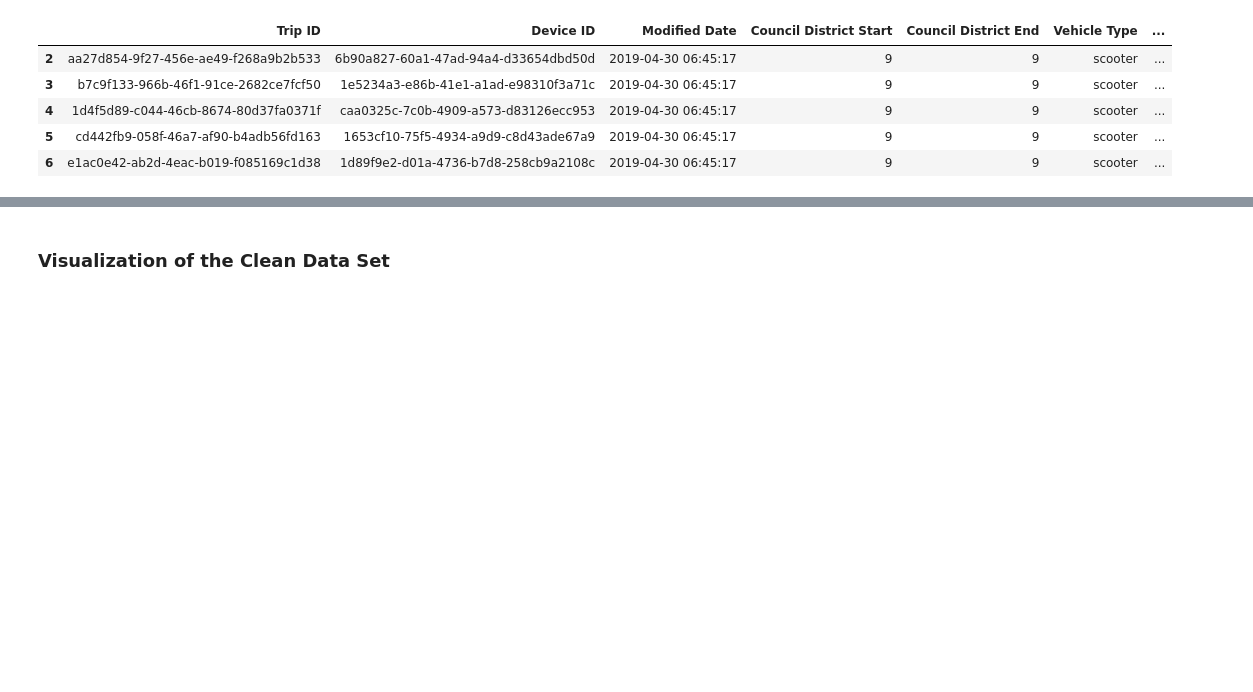
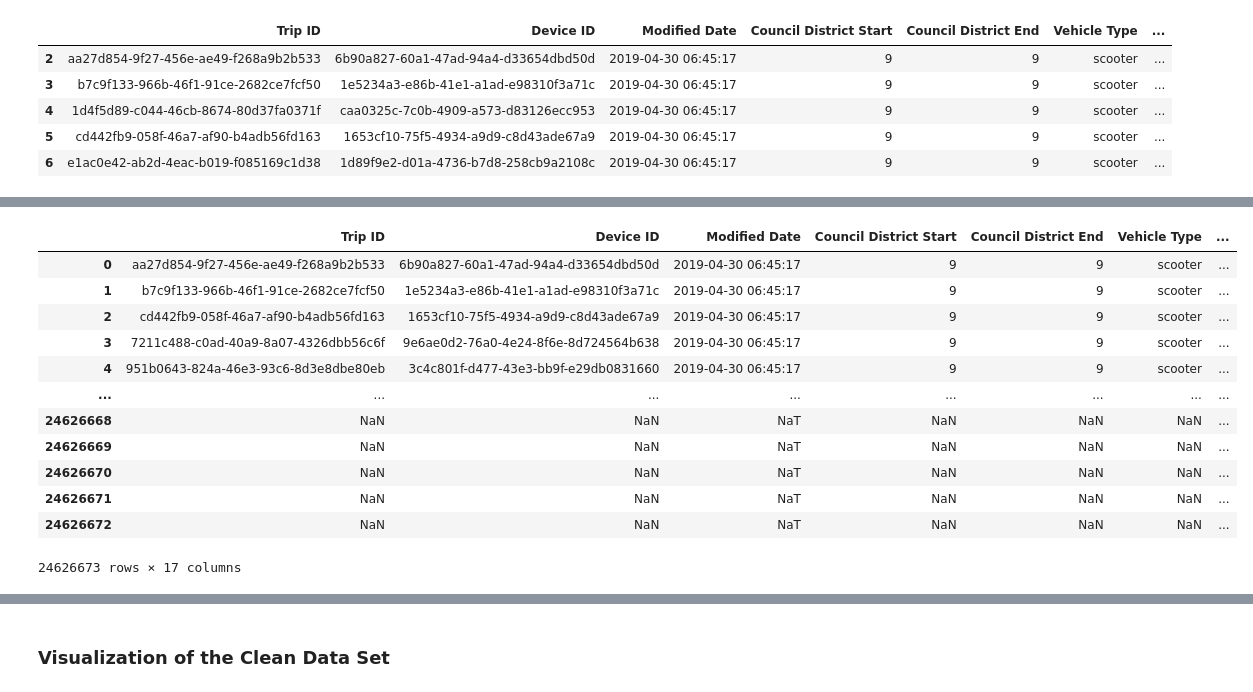
Before and after one commit to sheetalbongale/Scooters-In-Austin-Data-Analysis, a Jupyter notebook: notebooks/shared_mobility_AODP/shared_mobility_data_wrangling.ipynb, the cells around one changed output, grey strips where cells are left out. Drawn from its saved outputs; the diff is of its cells as text; code cells hidden in the pictures; blank space fills up the shorter version.

```diff
--- a/notebooks/shared_mobility_AODP/shared_mobility_data_wrangling.ipynb
+++ b/notebooks/shared_mobility_AODP/shared_mobility_data_wrangling.ipynb
@@ -228,0 +291,17 @@ Name: Census GEOID End, Length: 272, dtype: int64
+# %%
+df = df.rename(columns={'Zipcode': 'Zipcode Start'})
+df
+# %% [output]
+|  | Trip ID | Device ID | Modified Date | Council District Start | Council District End | Vehicle Type | ... |
+| 0 | aa27d854-9f27-456e-ae49-f268a9b2b533 | 6b90a827-60a1-47ad-94a4-d33654dbd50d | 2019-04-30 06:45:17 | 9 | 9 | scooter | ... |
+| 1 | b7c9f133-966b-46f1-91ce-2682ce7fcf50 | 1e5234a3-e86b-41e1-a1ad-e98310f3a71c | 2019-04-30 06:45:17 | 9 | 9 | scooter | ... |
+| 2 | cd442fb9-058f-46a7-af90-b4adb56fd163 | 1653cf10-75f5-4934-a9d9-c8d43ade67a9 | 2019-04-30 06:45:17 | 9 | 9 | scooter | ... |
+| 3 | 7211c488-c0ad-40a9-8a07-4326dbb56c6f | 9e6ae0d2-76a0-4e24-8f6e-8d724564b638 | 2019-04-30 06:45:17 | 9 | 9 | scooter | ... |
+| 4 | 951b0643-824a-46e3-93c6-8d3e8dbe80eb | 3c4c801f-d477-43e3-bb9f-e29db0831660 | 2019-04-30 06:45:17 | 9 | 9 | scooter | ... |
+| ... | ... | ... | ... | ... | ... | ... | ... |
+| 24626668 | NaN | NaN | NaT | NaN | NaN | NaN | ... |
+| 24626669 | NaN | NaN | NaT | NaN | NaN | NaN | ... |
+| 24626670 | NaN | NaN | NaT | NaN | NaN | NaN | ... |
+| 24626671 | NaN | NaN | NaT | NaN | NaN | NaN | ... |
+| 24626672 | NaN | NaN | NaT | NaN | NaN | NaN | ... |
+24626673 rows × 17 columns
```
Also changed, not shown: parts of 25 cells of this notebook, 7 other files.
